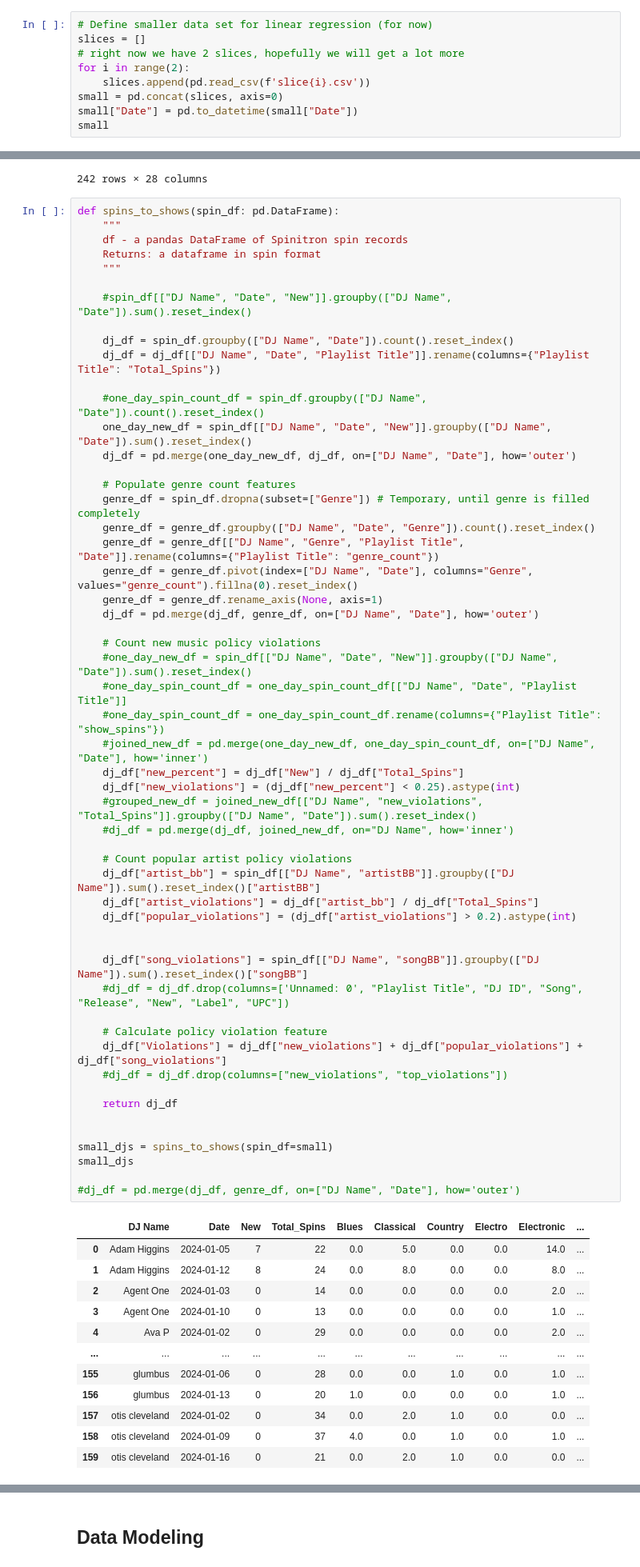
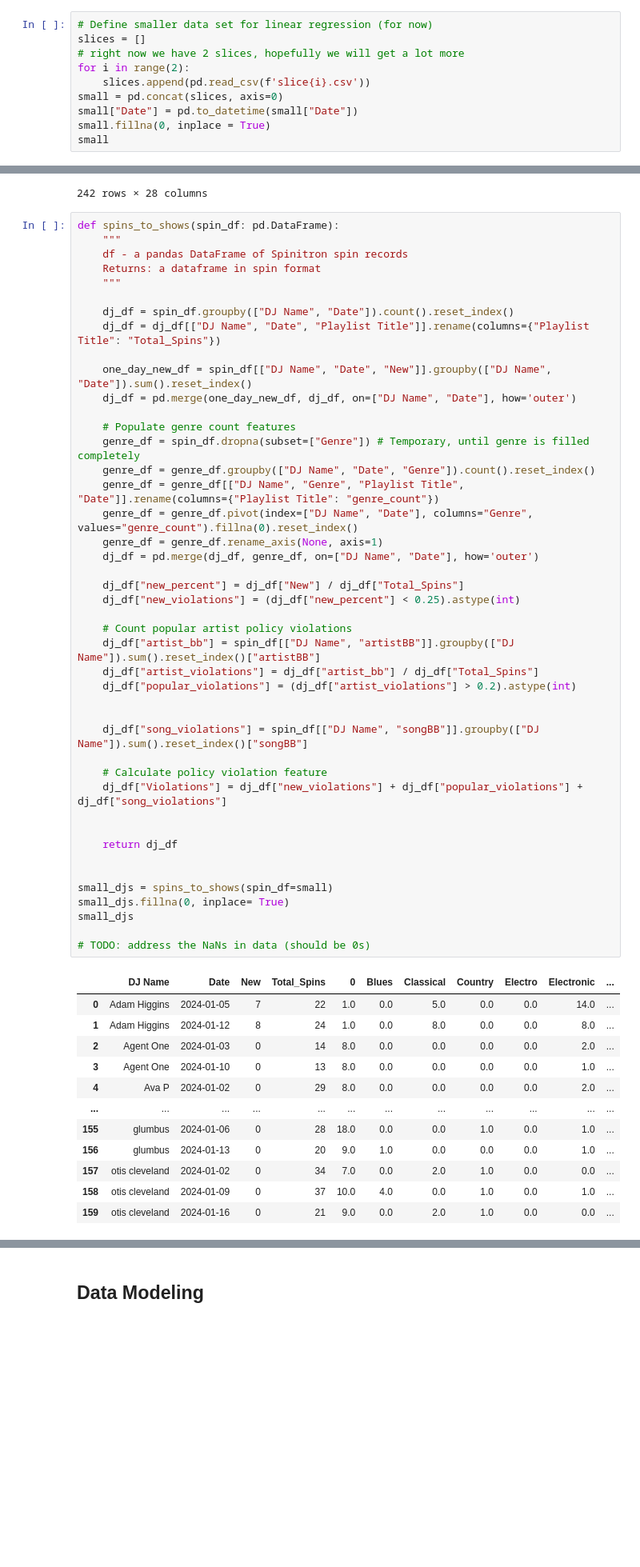
Before and after one commit to zhayes42/CS3870-WRUV, a Jupyter notebook: main.ipynb, the cells around one changed output, grey strips where cells are left out. Shown: that part at 80% size. Saved outputs shown, nothing was run; the diff lists cells and outputs as text; blank space fills up the shorter version.

```diff
--- a/main.ipynb
+++ b/main.ipynb
@@ -57,6 +57,7 @@ for i in range(2):
     slices.append(pd.read_csv(f'slice{i}.csv'))
 small = pd.concat(slices, axis=0)
 small["Date"] = pd.to_datetime(small["Date"])
+small.fillna(0, inplace = True)
 small
 # %% [output]
 |  | Unnamed: 0 | Playlist Title | DJ ID | DJ Name | Date | Time | Artist | Song | Release | New | ... |
@@ -276,63 +267,53 @@ def spins_to_shows(spin_df: pd.DataFrame):
     Returns: a dataframe in spin format
     """
 
-    #spin_df[["DJ Name", "Date", "New"]].groupby(["DJ Name", "Date"]).sum().reset_index()
-
     dj_df = spin_df.groupby(["DJ Name", "Date"]).count().reset_index()
     dj_df = dj_df[["DJ Name", "Date", "Playlist Title"]].rename(columns={"Playlist Title": "Total_Spins"})
 
-    #one_day_spin_count_df = spin_df.groupby(["DJ Name", "Date"]).count().reset_index()
     one_day_new_df = spin_df[["DJ Name", "Date", "New"]].groupby(["DJ Name", "Date"]).sum().reset_index()
     dj_df = pd.merge(one_day_new_df, dj_df, on=["DJ Name", "Date"], how='outer')
 
     # Populate genre count features
     genre_df = spin_df.dropna(subset=["Genre"]) # Temporary, until genre is filled completely
     genre_df = genre_df.groupby(["DJ Name", "Date", "Genre"]).count().reset_index()
     genre_df = genre_df[["DJ Name", "Genre", "Playlist Title", "Date"]].rename(columns={"Playlist Title": "genre_count"})
     genre_df = genre_df.pivot(index=["DJ Name", "Date"], columns="Genre", values="genre_count").fillna(0).reset_index()
     genre_df = genre_df.rename_axis(None, axis=1)
     dj_df = pd.merge(dj_df, genre_df, on=["DJ Name", "Date"], how='outer')
 
-    # Count new music policy violations
-    #one_day_new_df = spin_df[["DJ Name", "Date", "New"]].groupby(["DJ Name", "Date"]).sum().reset_index()
-    #one_day_spin_count_df = one_day_spin_count_df[["DJ Name", "Date", "Playlist Title"]]
-    #one_day_spin_count_df = one_day_spin_count_df.rename(columns={"Playlist Title": "show_spins"})
-    #joined_new_df = pd.merge(one_day_new_df, one_day_spin_count_df, on=["DJ Name", "Date"], how='inner')
     dj_df["new_percent"] = dj_df["New"] / dj_df["Total_Spins"]
     dj_df["new_violations"] = (dj_df["new_percent"] < 0.25).astype(int)
-    #grouped_new_df = joined_new_df[["DJ Name", "new_violations", "Total_Spins"]].groupby(["DJ Name", "Date"]).sum().reset_index()
-    #dj_df = pd.merge(dj_df, joined_new_df, on="DJ Name", how='inner')
 
     # Count popular artist policy violations
     dj_df["artist_bb"] = spin_df[["DJ Name", "artistBB"]].groupby(["DJ Name"]).sum().reset_index()["artistBB"]
     dj_df["artist_violations"] = dj_df["artist_bb"] / dj_df["Total_Spins"]
     dj_df["popular_violations"] = (dj_df["artist_violations"] > 0.2).astype(int)
 
 
     dj_df["song_violations"] = spin_df[["DJ Name", "songBB"]].groupby(["DJ Name"]).sum().reset_index()["songBB"]
-    #dj_df = dj_df.drop(columns=['Unnamed: 0', "Playlist Title", "DJ ID", "Song", "Release", "New", "Label", "UPC"])
 
     # Calculate policy violation feature
     dj_df["Violations"] = dj_df["new_violations"] + dj_df["popular_violations"] + dj_df["song_violations"]
-    #dj_df = dj_df.drop(columns=["new_violations", "top_violations"])
+
 
     return dj_df
 
 
 small_djs = spins_to_shows(spin_df=small)
+small_djs.fillna(0, inplace= True)
 small_djs
 
-#dj_df = pd.merge(dj_df, genre_df, on=["DJ Name", "Date"], how='outer')
+# TODO: address the NaNs in data (should be 0s)
 # %% [output]
-|  | DJ Name | Date | New | Total_Spins | Blues | Classical | Country | Electro | Electronic | ... |
-| 0 | Adam Higgins | 2024-01-05 | 7 | 22 | 0.0 | 5.0 | 0.0 | 0.0 | 14.0 | ... |
-| 1 | Adam Higgins | 2024-01-12 | 8 | 24 | 0.0 | 8.0 | 0.0 | 0.0 | 8.0 | ... |
-| 2 | Agent One | 2024-01-03 | 0 | 14 | 0.0 | 0.0 | 0.0 | 0.0 | 2.0 | ... |
-| 3 | Agent One | 2024-01-10 | 0 | 13 | 0.0 | 0.0 | 0.0 | 0.0 | 1.0 | ... |
-| 4 | Ava P | 2024-01-02 | 0 | 29 | 0.0 | 0.0 | 0.0 | 0.0 | 2.0 | ... |
-| ... | ... | ... | ... | ... | ... | ... | ... | ... | ... | ... |
-| 155 | glumbus | 2024-01-06 | 0 | 28 | 0.0 | 0.0 | 1.0 | 0.0 | 1.0 | ... |
-| 156 | glumbus | 2024-01-13 | 0 | 20 | 1.0 | 0.0 | 0.0 | 0.0 | 1.0 | ... |
-| 157 | otis cleveland | 2024-01-02 | 0 | 34 | 0.0 | 2.0 | 1.0 | 0.0 | 0.0 | ... |
-| 158 | otis cleveland | 2024-01-09 | 0 | 37 | 4.0 | 0.0 | 1.0 | 0.0 | 1.0 | ... |
-| 159 | otis cleveland | 2024-01-16 | 0 | 21 | 0.0 | 2.0 | 1.0 | 0.0 | 0.0 | ... |
+|  | DJ Name | Date | New | Total_Spins | 0 | Blues | Classical | Country | Electro | Electronic | ... |
+| 0 | Adam Higgins | 2024-01-05 | 7 | 22 | 1.0 | 0.0 | 5.0 | 0.0 | 0.0 | 14.0 | ... |
+| 1 | Adam Higgins | 2024-01-12 | 8 | 24 | 1.0 | 0.0 | 8.0 | 0.0 | 0.0 | 8.0 | ... |
+| 2 | Agent One | 2024-01-03 | 0 | 14 | 8.0 | 0.0 | 0.0 | 0.0 | 0.0 | 2.0 | ... |
+| 3 | Agent One | 2024-01-10 | 0 | 13 | 8.0 | 0.0 | 0.0 | 0.0 | 0.0 | 1.0 | ... |
+| 4 | Ava P | 2024-01-02 | 0 | 29 | 8.0 | 0.0 | 0.0 | 0.0 | 0.0 | 2.0 | ... |
+| ... | ... | ... | ... | ... | ... | ... | ... | ... | ... | ... | ... |
+| 155 | glumbus | 2024-01-06 | 0 | 28 | 18.0 | 0.0 | 0.0 | 1.0 | 0.0 | 1.0 | ... |
+| 156 | glumbus | 2024-01-13 | 0 | 20 | 9.0 | 1.0 | 0.0 | 0.0 | 0.0 | 1.0 | ... |
+| 157 | otis cleveland | 2024-01-02 | 0 | 34 | 7.0 | 0.0 | 2.0 | 1.0 | 0.0 | 0.0 | ... |
+| 158 | otis cleveland | 2024-01-09 | 0 | 37 | 10.0 | 4.0 | 0.0 | 1.0 | 0.0 | 1.0 | ... |
+| 159 | otis cleveland | 2024-01-16 | 0 | 21 | 9.0 | 0.0 | 2.0 | 1.0 | 0.0 | 0.0 | ... |
```
Also changed, not shown: parts of 4 cells of this notebook, 1 other file.
